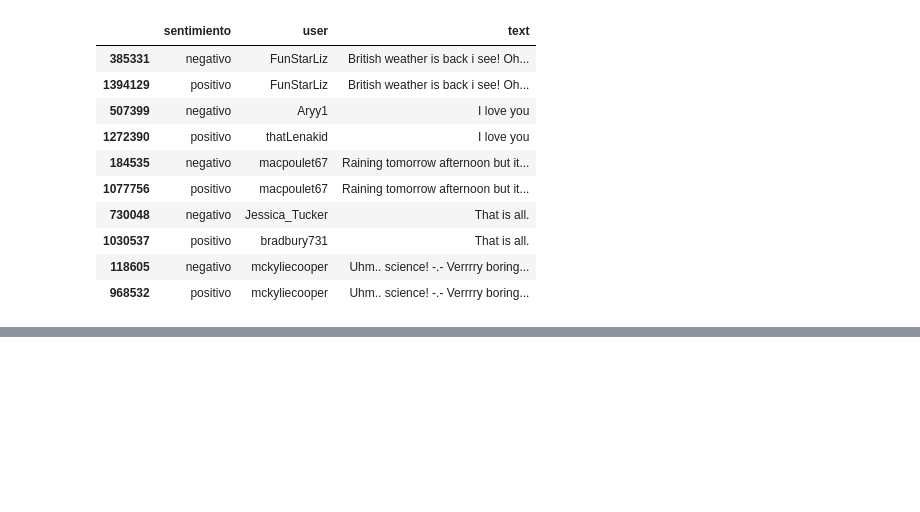
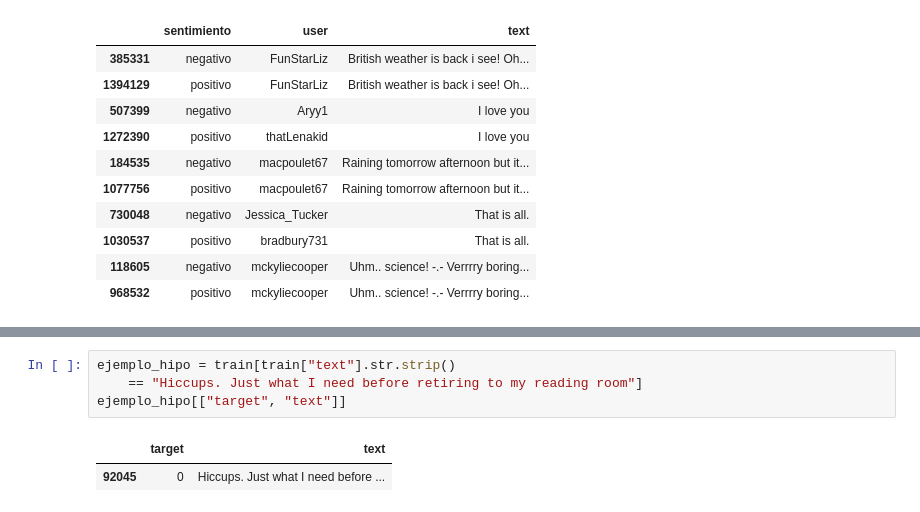
Before and after one commit to marcelocassiovieira/diplomatura-ia, a Jupyter notebook: tp3/notebooks/01_carga_y_validacion.ipynb, the cells around one changed output, grey strips where cells are left out. Saved outputs shown, nothing was run; the diff lists cells and outputs as text; blank space fills up the shorter version.

```diff
--- a/tp3/notebooks/01_carga_y_validacion.ipynb
+++ b/tp3/notebooks/01_carga_y_validacion.ipynb
@@ -185,0 +165,7 @@ que aparece con las dos etiquetas. Se retoma como limitacion en la conclusion.
+# %%
+ejemplo_hipo = train[train["text"].str.strip()
+    == "Hiccups. Just what I need before retiring to my reading room"]
+ejemplo_hipo[["target", "text"]]
+# %% [output]
+|  | target | text |
+| 92045 | 0 | Hiccups. Just what I need before ... |
```
Also changed, not shown: parts of 2 cells of this notebook, 17 other files.
